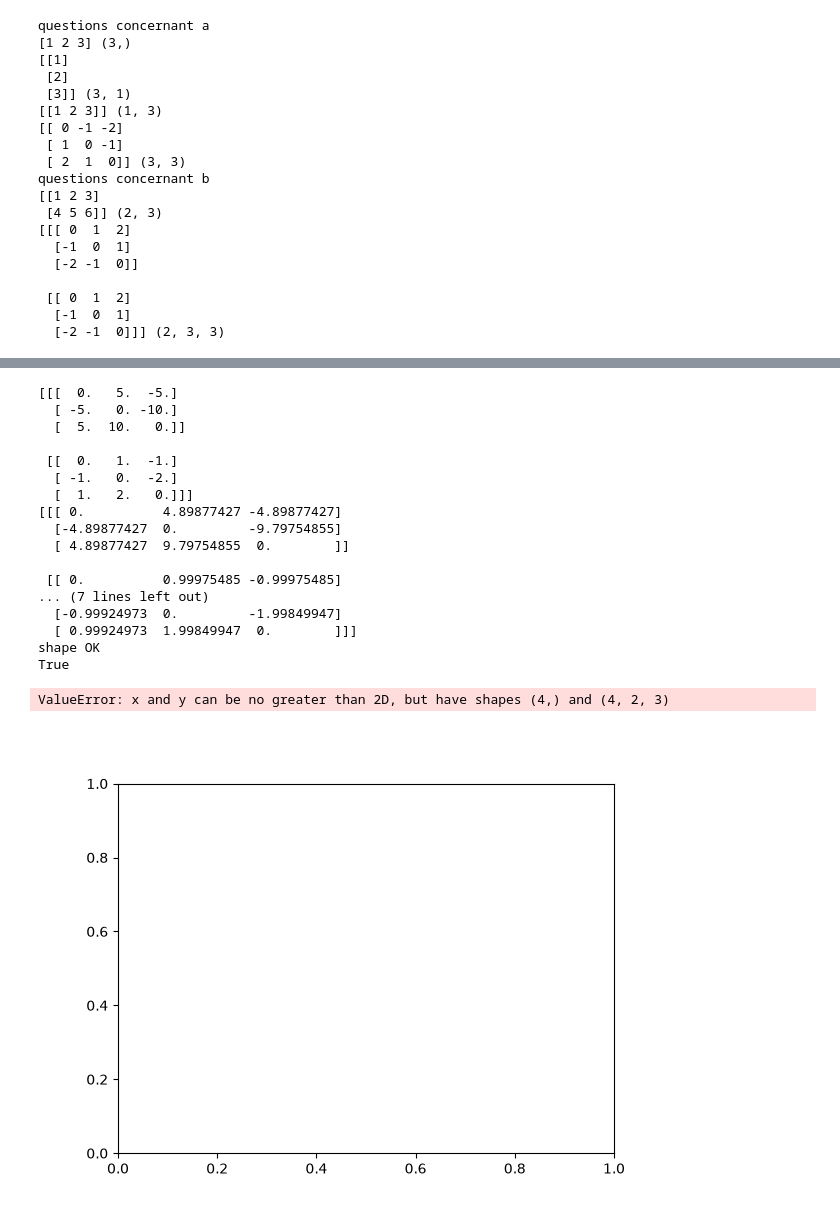
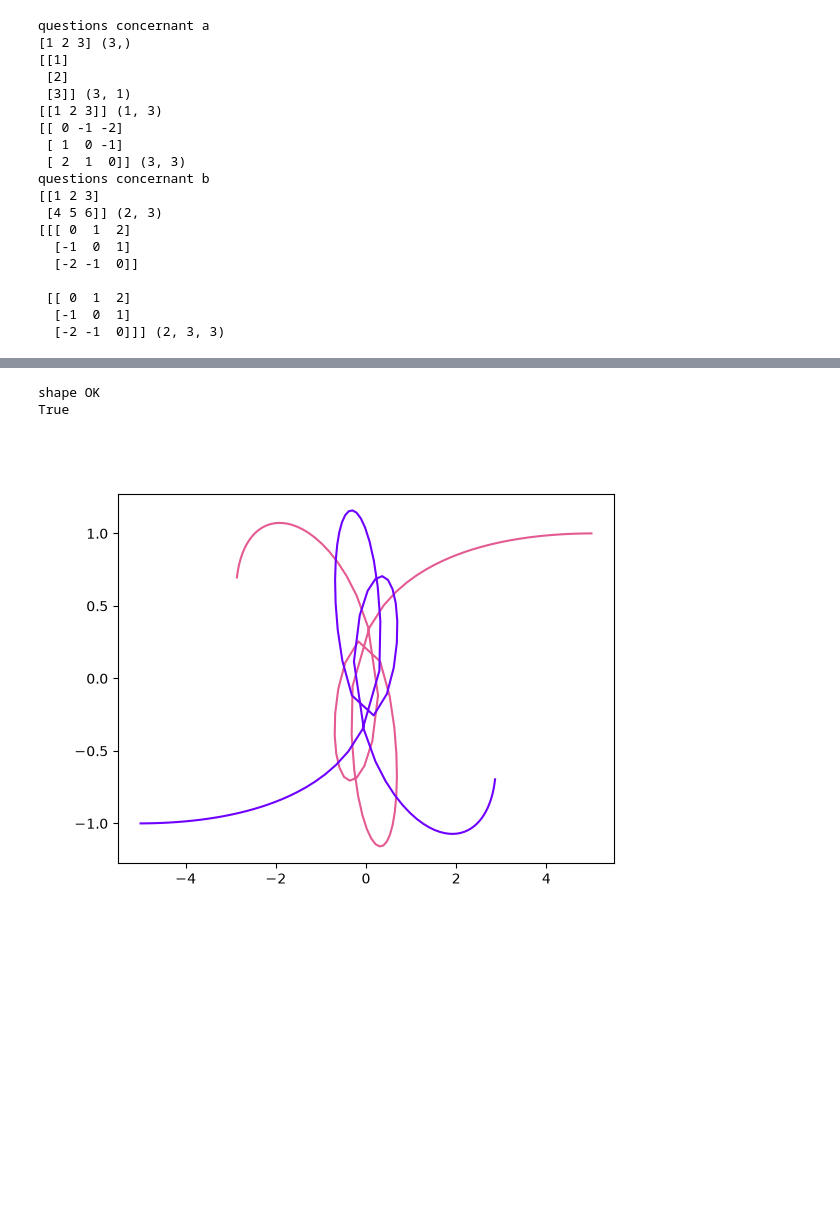
Before and after one commit to JeanneCourvoisier/TP3_broadcasting, a Jupyter notebook: TP_n_body_problem.ipynb, the cells around one changed output, grey strips where cells are left out. Cells and saved outputs as stored; diff of their text form; code cells hidden in the pictures; blank space fills up the shorter version.

```diff
--- a/TP_n_body_problem.ipynb
+++ b/TP_n_body_problem.ipynb
@@ -206,47 +187,43 @@ positions1 = s[1]
 print( np.all(np.isclose(positions1, np.array([
     [ 0.        ,  4.89877427, -4.89877427],
     [ 0.        ,  0.99975485, -0.99975485]]))) )
-
-plt.plot(s)
 # %% [output]
-[[[  0.   5.  -5.]
-  [ -5.   0. -10.]
-  [  5.  10.   0.]]
-
- [[  0.   1.  -1.]
-  [ -1.   0.  -2.]
-  [  1.   2.   0.]]]
-[[[ 0.          4.89877427 -4.89877427]
-  [-4.89877427  0.         -9.79754855]
-  [ 4.89877427  9.79754855  0.        ]]
-
- [[ 0.          0.99975485 -0.99975485]
-... (7 lines left out)
-  [-0.99924973  0.         -1.99849947]
-  [ 0.99924973  1.99849947  0.        ]]]
 shape OK
 True
-ValueError: x and y can be no greater than 2D, but have shapes (4,) and (4, 2, 3)
-[figure, removed]
 # %%
 # Dessiner
 
-def draw(simulation, masses, colors=None, scale=10., d):
+def draw(simulation, masses, colors=None, scale=10.):
     """
     takes as input the result of simulate() above,
     and draws the nb_steps positions of each of the N bodies
     ideally it should return a matplotlib Axes object
 
     one can provide a collection of N colors to use for each body
     if not provided this is randomized
 
     also the optional scale parameter is used as a constant
     multiplier to obtain the final size of each dot on the figure
     """
-    if colors==None :
-        colors=np.random.uniform(0, 255, (N,3))
+    N = len(masses)
 
-    for i in range(len(masses)):
-        plt.plot(simulation[:,0,i], simulation[:,1,i], )
+    if colors is None :
+        colors=np.random.uniform(0, 255, (N,3))/255
 
-    pass
+    plt.figure()
+    for i in range(N):
+        plt.plot(simulation[:,0,i], simulation[:,1,i], color=colors[i,:])
+    plt.show()
+
+# test affichage
+
+colors3 = np.array([
+    [32, 32, 32],
+    (228, 90, 146),
+    (111, 0, 255),
+]) / 255
+
+masses, positions, speeds = init3()
+draw(simulate(masses, positions, speeds), masses, colors3)
+# %% [output]
+[figure, added]
```
Also changed, not shown: parts of 2 cells of this notebook.
